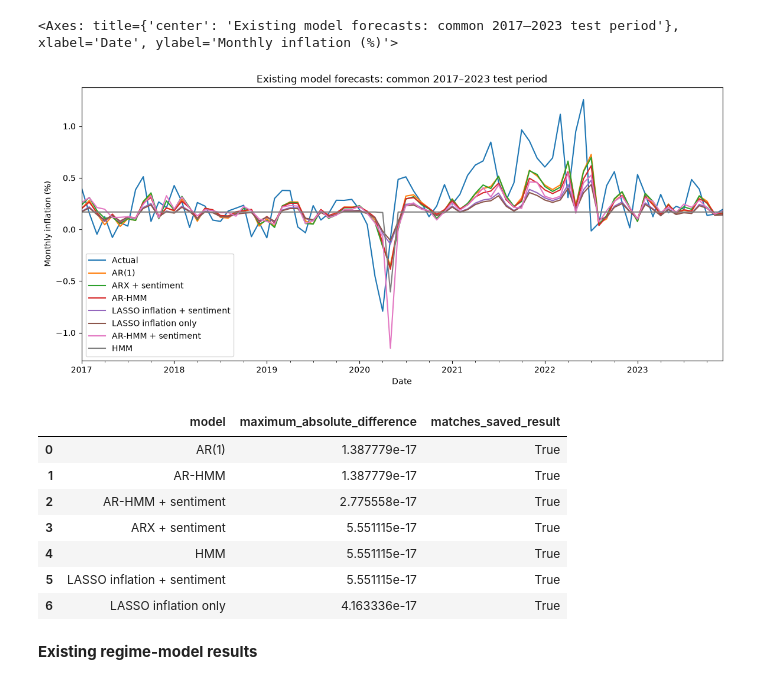
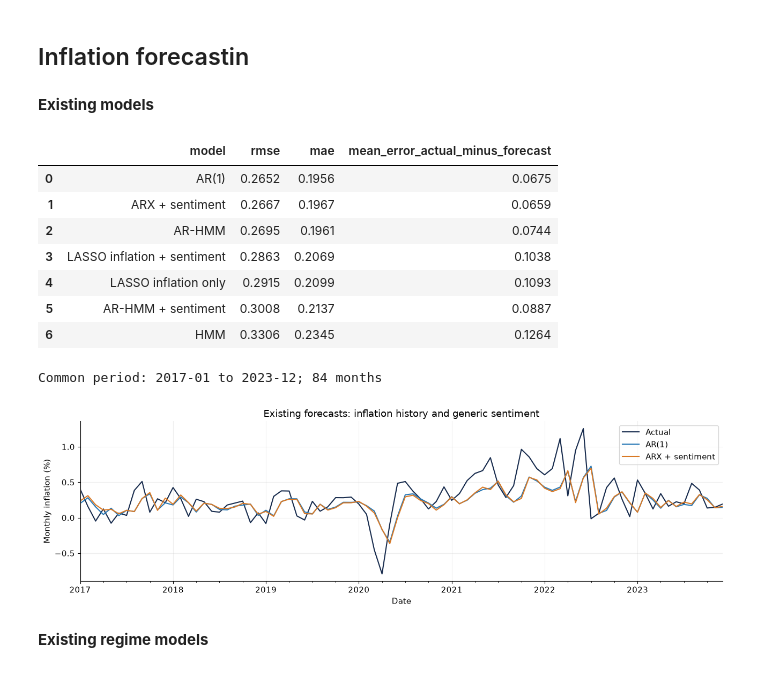
Before and after one commit to zahra-ynp/Thesis, a Jupyter notebook: modelling/notebooks/02_Forecasting_and_Regime_Results.ipynb, the cells around one changed output. Cells and saved outputs as stored; diff of their text form; code cells hidden in the pictures.

```diff
--- a/modelling/notebooks/02_Forecasting_and_Regime_Results.ipynb
+++ b/modelling/notebooks/02_Forecasting_and_Regime_Results.ipynb
@@ -33,25 +1,49 @@ Common test observations: 84
-# %%
-model_columns = metrics['model'].tolist()
-forecasts.set_index('Date')[['Actual', *model_columns]].plot(
-    figsize=(14, 6),
-    title='Existing model forecasts: common 2017–2023 test period',
-    ylabel='Monthly inflation (%)',
-)
-# %% [output]
-<Axes: title={'center': 'Existing model forecasts: common 2017–2023 test period'}, xlabel='Date', ylabel='Monthly inflation (%)'>
-[figure, removed]
-# %%
-parity = verify_saved_result_parity(RESULTS)
-display(parity)
-assert parity['matches_saved_result'].all(), 'Saved result parity failed.'
-# %% [output]
-|  | model | maximum_absolute_difference | matches_saved_result |
-| 0 | AR(1) | 1.387779e-17 | True |
-| 1 | AR-HMM | 1.387779e-17 | True |
-| 2 | AR-HMM + sentiment | 2.775558e-17 | True |
-| 3 | ARX + sentiment | 5.551115e-17 | True |
-| 4 | HMM | 5.551115e-17 | True |
-| 5 | LASSO inflation + sentiment | 5.551115e-17 | True |
-| 6 | LASSO inflation only | 4.163336e-17 | True |
+# %% [markdown]
+## Inflation forecastin
+# %%
+from pathlib import Path
+import json
+import pandas as pd
+import matplotlib.pyplot as plt
+from IPython.display import display, Markdown
+
+PROJECT_ROOT = next(
+    p for p in (Path.cwd(), *Path.cwd().parents)
+    if (p / 'modelling').is_dir() and (p / 'data').is_dir()
+)
+RESULTS = PROJECT_ROOT / 'data' / 'processed' / 'model_results'
+BASELINE = RESULTS / 'baseline'
+MACRO = RESULTS / 'macro'
+
+forecasts = pd.read_csv(BASELINE / 'forecasts.csv', parse_dates=['Date'])
+metrics = pd.read_csv(BASELINE / 'metrics.csv')
+baseline_parameters = json.loads((BASELINE / 'parameters.json').read_text(encoding='utf-8'))['models']
+macro_forecasts = pd.read_csv(MACRO / 'forecasts.csv', parse_dates=['Date'])
+macro_metrics = pd.read_csv(MACRO / 'metrics.csv').sort_values('rmse').reset_index(drop=True)
+macro_details = json.loads((MACRO / 'parameters.json').read_text(encoding='utf-8'))
+plt.rcParams.update({'font.size': 11, 'axes.spines.top': False, 'axes.spines.right': False})
+# %% [markdown]
+**Existing models**
+# %%
+display(metrics.round(4))
+print(f"Common period: {forecasts['Date'].min():%Y-%m} to {forecasts['Date'].max():%Y-%m}; {len(forecasts)} months")
+ax = forecasts.set_index('Date')[['Actual', 'AR(1)', 'ARX + sentiment']].plot(
+    figsize=(13, 4), color=['#172b4d', '#2878b5', '#d97925'],
+    title='Existing forecasts: inflation history and generic sentiment', ylabel='Monthly inflation (%)',
+)
+ax.grid(alpha=0.2)
+plt.tight_layout()
+plt.show()
+# %% [output]
+|  | model | rmse | mae | mean_error_actual_minus_forecast |
+| 0 | AR(1) | 0.2652 | 0.1956 | 0.0675 |
+| 1 | ARX + sentiment | 0.2667 | 0.1967 | 0.0659 |
+| 2 | AR-HMM | 0.2695 | 0.1961 | 0.0744 |
+| 3 | LASSO inflation + sentiment | 0.2863 | 0.2069 | 0.1038 |
+| 4 | LASSO inflation only | 0.2915 | 0.2099 | 0.1093 |
+| 5 | AR-HMM + sentiment | 0.3008 | 0.2137 | 0.0887 |
+| 6 | HMM | 0.3306 | 0.2345 | 0.1264 |
+Common period: 2017-01 to 2023-12; 84 months
+[figure, added]
 # %% [markdown]
-**Existing regime-model results**
+**Existing regime models**
```
Also changed, not shown: parts of 12 cells of this notebook.
